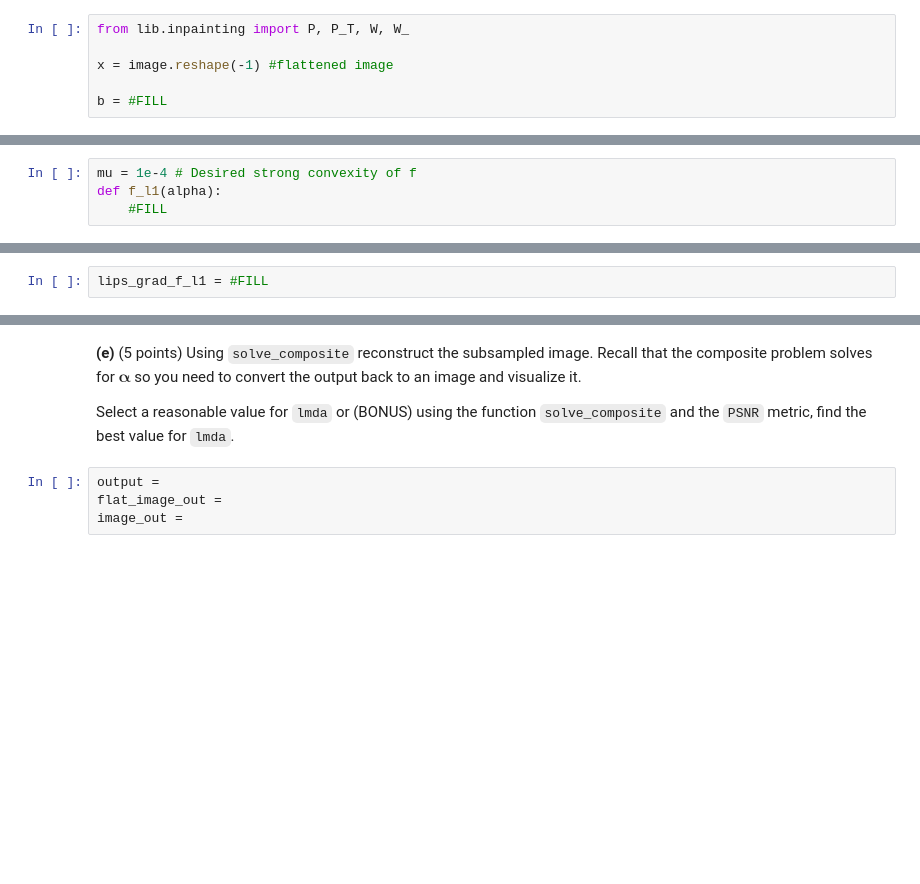
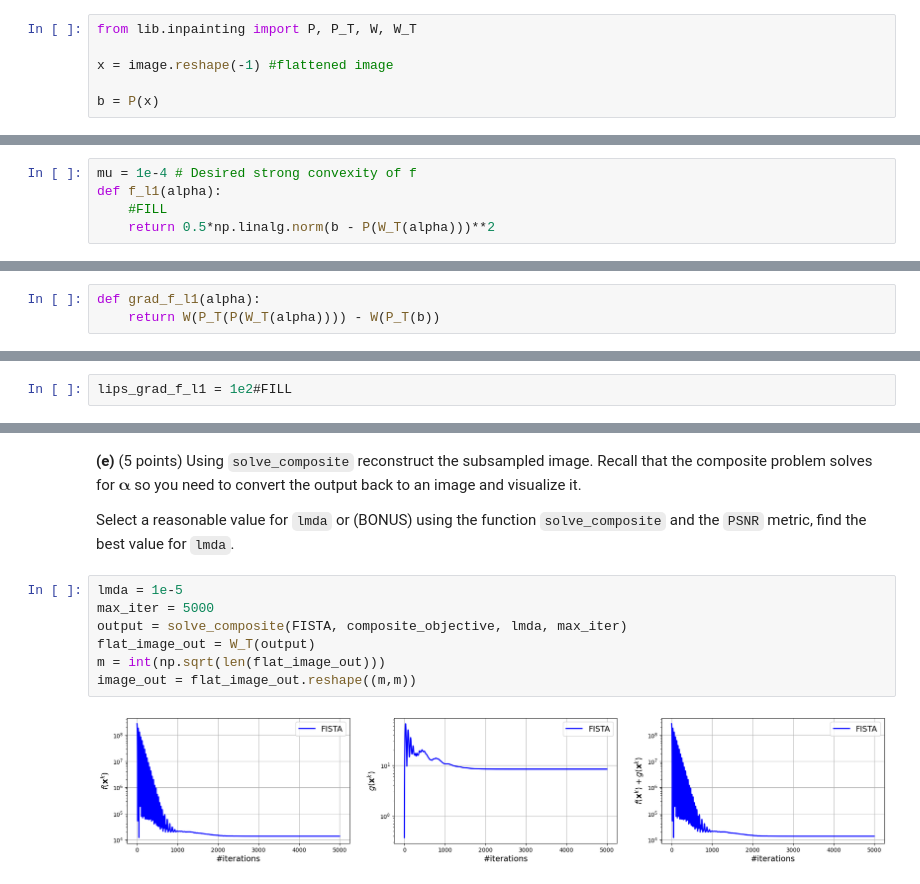
Before and after one commit to MatyaAydin/MoD_HW, a Jupyter notebook: Homework1/Part 4 - Proximal methods.ipynb, the cells around one changed output, grey strips where cells are left out. Cells and saved outputs as stored; diff of their text form; blank space fills up the shorter version.

```diff
--- a/Homework1/Part 4 - Proximal methods.ipynb
+++ b/Homework1/Part 4 - Proximal methods.ipynb
@@ -259,16 +249,17 @@ In the following cells we will define the optimization problems we need to solve
 
 __(a)__ (1 point) Using these provided functions, define the observed variable `b` in the cell below.
 # %%
-from lib.inpainting import P, P_T, W, W_
+from lib.inpainting import P, P_T, W, W_T
 
 x = image.reshape(-1) #flattened image
 
-b = #FILL
+b = P(x)
 # %% [markdown]
 __(b)__ (1 point) Now define the function `f_l1` as described earlier in the problem text.
 # %%
 mu = 1e-4 # Desired strong convexity of f
 def f_l1(alpha):
     #FILL
+    return 0.5*np.linalg.norm(b - P(W_T(alpha)))**2
 # %% [markdown]
 __(c)__ (1 point) Write the gradient of $f_{\ell_1}(\mathbf{\alpha})$.
@@ -278,7 +266,10 @@ def grad_f_l1(alpha):
+# %%
+def grad_f_l1(alpha):
+    return W(P_T(P(W_T(alpha)))) - W(P_T(b))
 # %% [markdown]
 __(d)__ (1 points) Find the Lipschitz constant of $\nabla_\mathbf{\alpha} f_{\ell_1}(\mathbf{\alpha})$ analytically and fill it in the cell below.
 # %%
-lips_grad_f_l1 = #FILL
+lips_grad_f_l1 = 1e2#FILL
 # %% [markdown]
 We have all the necessary ingredients to define the smooth part of our composite objective:
 # %%
@@ -304,9 +295,14 @@ from lib.inpainting import solve_composite
 __(e)__ (5 points) Using `solve_composite` reconstruct the subsampled image. Recall that the composite problem solves for $\mathbf{\alpha}$ so you need to convert the output back to an image and visualize it.
 
 Select a reasonable value for `lmda` or (BONUS) using the function `solve_composite` and the `PSNR` metric, find the best value for `lmda`.
-# %%
-output =
-flat_image_out =
-image_out =
+# %%
+lmda = 1e-5
+max_iter = 5000
+output = solve_composite(FISTA, composite_objective, lmda, max_iter)
+flat_image_out = W_T(output)
+m = int(np.sqrt(len(flat_image_out)))
+image_out = flat_image_out.reshape((m,m))
+# %% [output]
+[figure, added]
 # %%
 show(true = image, subsampled=subsampled, estimated=image_out)
```
Also changed, not shown: parts of 9 cells of this notebook, 4 other files.
